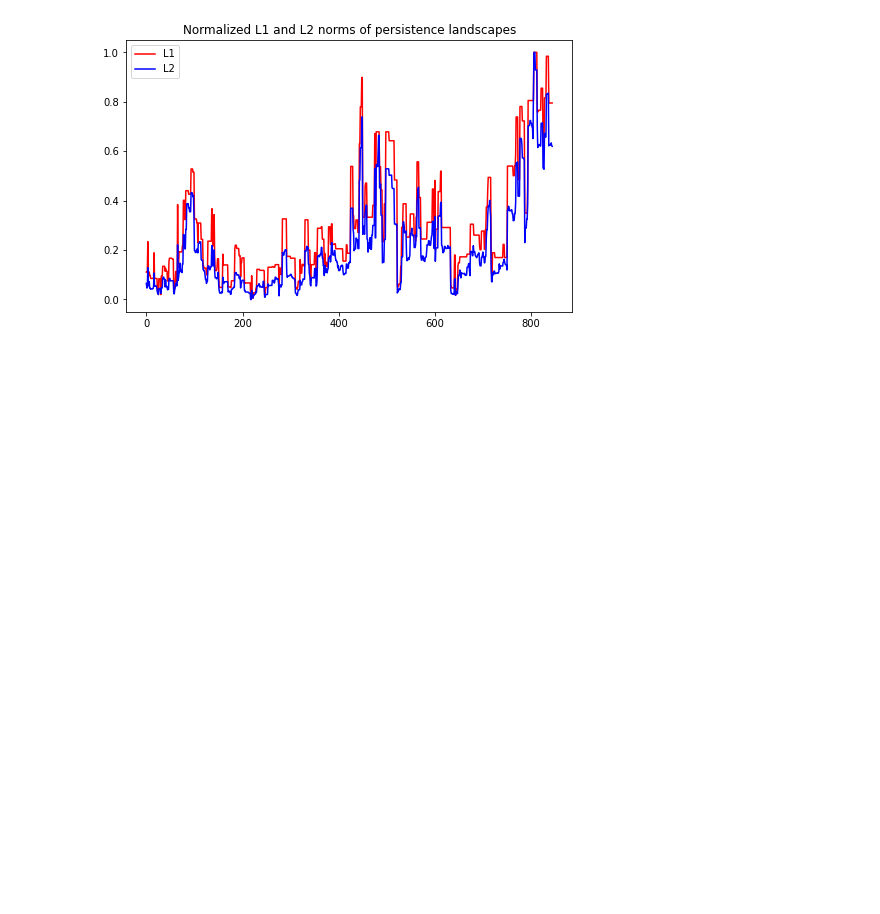
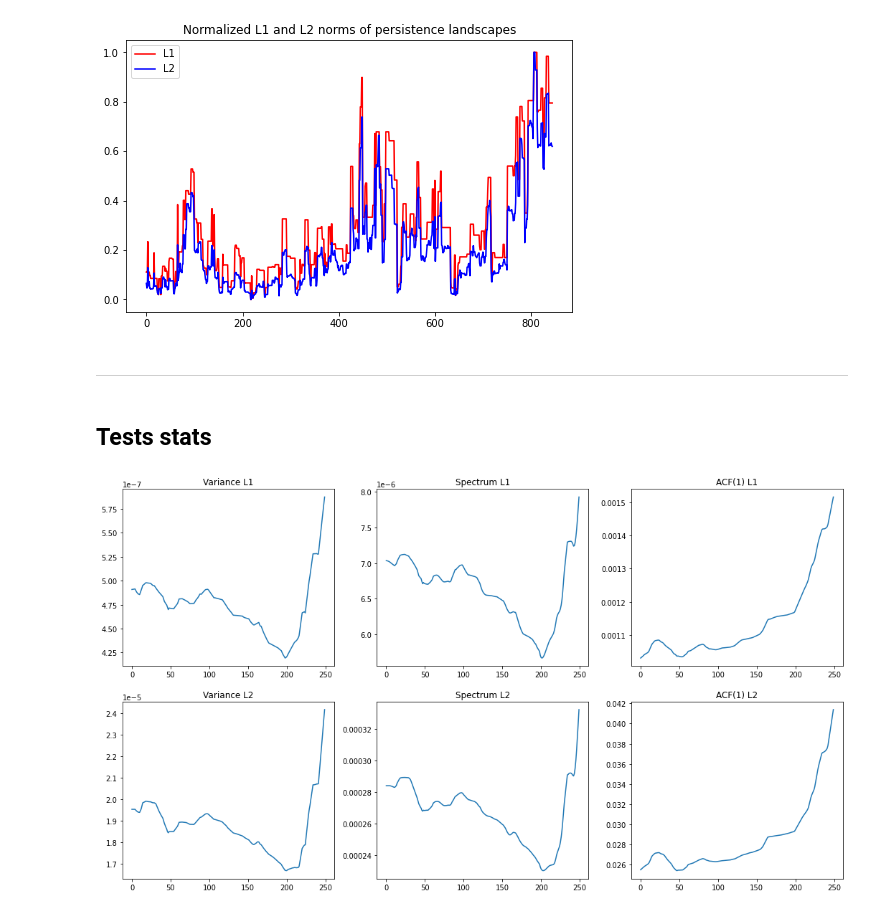
Before and after one commit to vinckama/GMDA-TDAForFinancial, a Jupyter notebook: GMDA-notebook.ipynb, the cells around one changed output. Drawn from its saved outputs; the diff is of its cells as text; code cells hidden in the pictures; blank space fills up the shorter version.

Commit message:
update notebook - stat tests

```diff
--- a/GMDA-notebook.ipynb
+++ b/GMDA-notebook.ipynb
@@ -201,3 +217,9 @@ def plot_norms(start_date, end_date, w):
 plot_norms('1997-01-03', '2000-05-10', 50)
 # %% [output]
 [figure]
+# %%
+L1,L2 = get_norms(50)
+# %% [markdown]
+-------
+# %% [markdown]
+## Tests stats
@@ -203,0 +255,40 @@ plot_norms('1997-01-03', '2000-05-10', 50)
+# %%
+def plot_stats(L1,L2,crash):
+    V1, SD1, AC1 = variance(L1), av_spectral_density(L1), acf_firstlag(L1)
+    V2, SD2, AC2 = variance(L2), av_spectral_density(L2), acf_firstlag(L2)
+    if crash == '2000':
+        date = '2000-03-10'
+    if crash == '2008':
+        date = '2008-09-15'
+    idx_date = np.where(dates == date)[0][0]
+
+    plt.figure(figsize=(18,10))
+    plt.subplot(2, 3, 1)
+    plt.plot(V1[idx_date-250:idx_date])
+    plt.title('Variance L1')
+
+    plt.subplot(2, 3, 2)
+    plt.plot(SD1[idx_date-250:idx_date])
+    plt.title('Spectrum L1')
+
+    plt.subplot(2, 3, 3)
+    plt.plot(AC1[idx_date-250:idx_date])
+    plt.title('ACF(1) L1')
+
+    plt.subplot(2, 3, 4)
+    plt.plot(V2[idx_date-250:idx_date])
+    plt.title('Variance L2')
+
+    plt.subplot(2, 3, 5)
+    plt.plot(SD2[idx_date-250:idx_date])
+    plt.title('Spectrum L2')
+
+    plt.subplot(2, 3, 6)
+    plt.plot(AC2[idx_date-250:idx_date])
+    plt.title('ACF(1) L2')
+
+    plt.show()
+# %%
+plot_stats(L1,L2,'2000')
+# %% [output]
+[figure, added]
```
Also changed, not shown: parts of 15 cells of this notebook.
